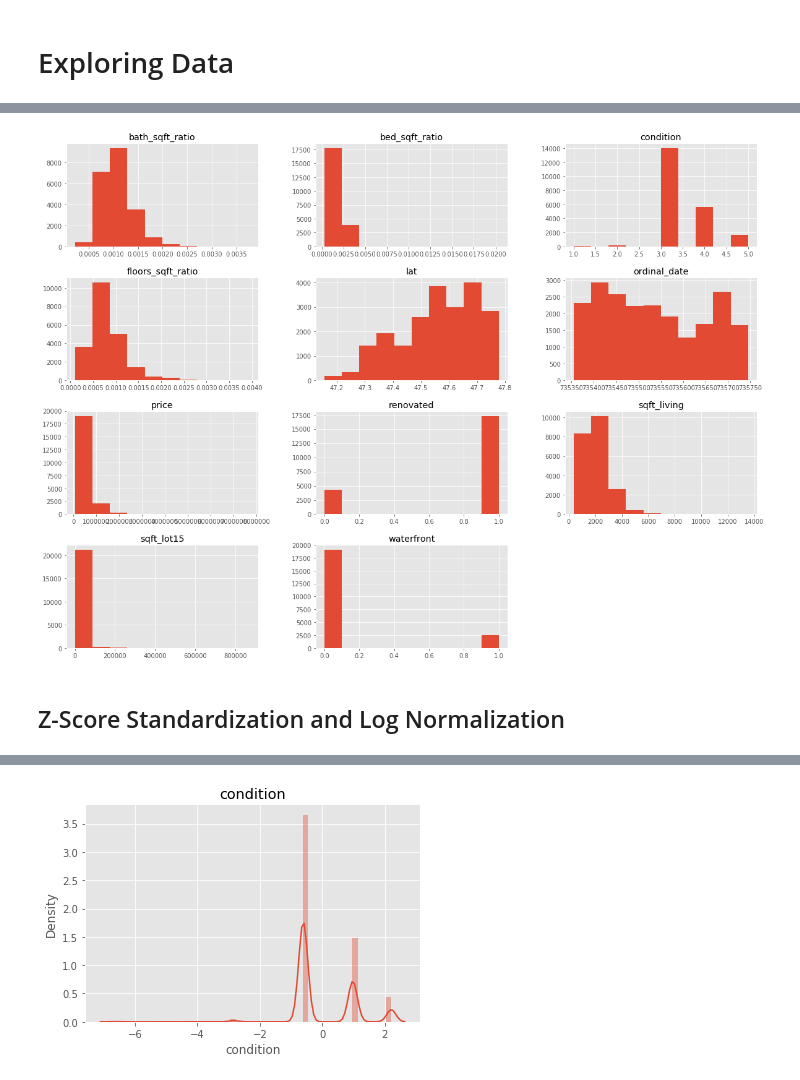
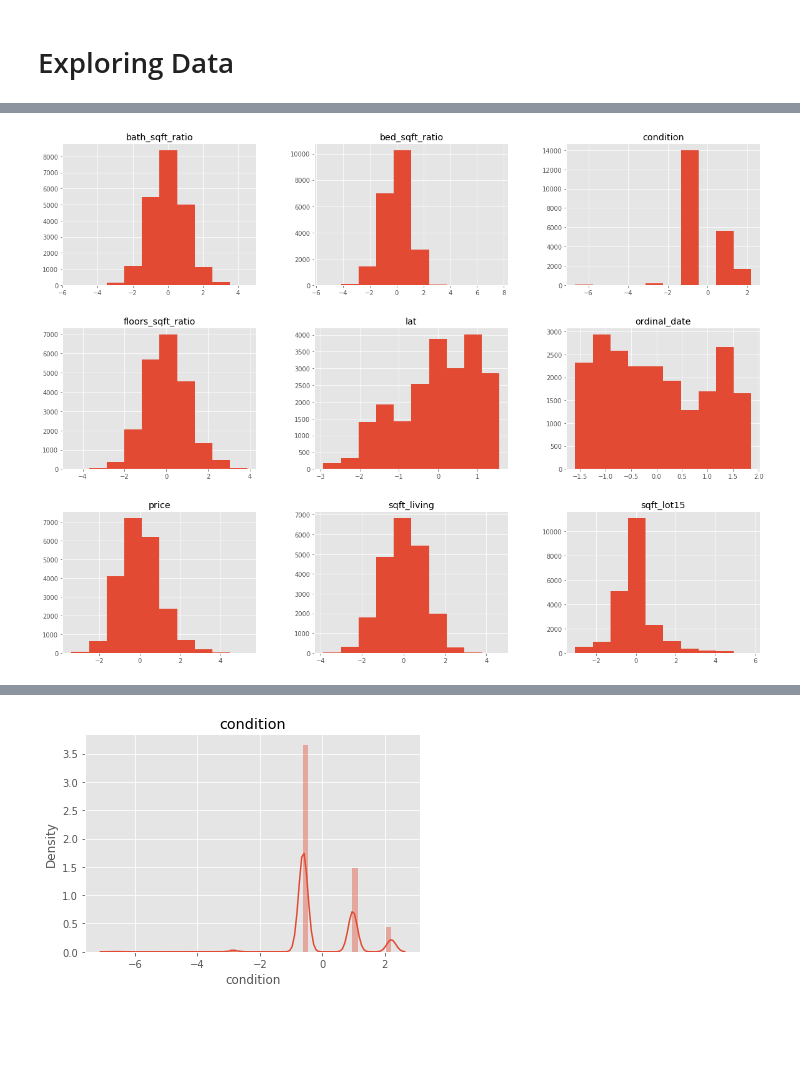
Before and after one commit to learn-co-students/dsc-1-final-project-online-ds-sp-000, a Jupyter notebook: student.ipynb, the cells around one changed output, grey strips where cells are left out. Saved outputs shown, nothing was run; the diff lists cells and outputs as text; code cells hidden in the pictures; blank space fills up the shorter version.

```diff
--- a/student.ipynb
+++ b/student.ipynb
@@ -131,0 +162,3 @@ Items with null values are `waterfront`, `view`, and `yr_renovated`.
+# %%
+housing_data['delta_living'] = housing_data['sqft_living'] - housing_data['sqft_living15']
+housing_data['delta_living'].describe()
@@ -132,16 +179,9 @@ Items with null values are `waterfront`, `view`, and `yr_renovated`.
 # %%
-# Convert waterfront column to bool. All null values will automatically be assigned false.
-housing_data['waterfront'] = housing_data['waterfront'].astype('bool')
-
-# Drop null values from view column
-housing_data = housing_data[pd.notnull(housing_data['view'])]
-
-# Determine if home renovated, create renovated column, drop yr_renovated
-delta_lot = housing_data['sqft_lot'] - housing_data['sqft_lot15']
-renovated_conditions = (delta_lot != 0)|(housing_data['yr_renovated'] > 0)
+housing_data['delta_lot'] = housing_data['sqft_lot'] - housing_data['sqft_lot15']
+renovated_conditions = (housing_data['delta_lot'] != 0) | (housing_data['delta_living'] > 0) | (housing_data['yr_renovated'] > 0)
 
 housing_data['renovated'] = np.where(renovated_conditions, True, False)
-housing_data.drop(columns=['yr_renovated'], inplace=True)
+housing_data.drop(columns=['yr_renovated', 'delta_lot', 'delta_living'], inplace=True)
 housing_data.info()
 # %% [output]
 <class 'pandas.core.frame.DataFrame'>
@@ -366,7 +409,7 @@ housing_data['bed_sqft_ratio'] = housing_data['bedrooms'] / housing_data['sqft_l
 housing_data['bath_sqft_ratio'] = housing_data['bathrooms'] / housing_data['sqft_living']
 housing_data['floors_sqft_ratio'] = housing_data['floors'] / housing_data['sqft_living']
 # %%
-to_drop = ['bathrooms', 'sqft_above', 'sqft_basement', 'sqft_living15', 'bedrooms', 'floors', 'sqft_lot', 'yr_built', 'long', 'grade', 'view']
+to_drop = ['bedrooms', 'bathrooms', 'sqft_above', 'sqft_basement', 'sqft_living15', 'floors', 'sqft_lot', 'yr_built', 'long', 'grade', 'view']
 coll_check(housing_data.drop(columns=to_drop))
 # %% [output]
 [figure]
@@ -404,7 +478,5 @@ housing_data_cleaned.head()
 # %%
-housing_data_cleaned.iloc[:, 0:11].hist(figsize = (20, 15))
-plt.savefig('hist_orig_housing_data.png', dpi=100)
+housing_data_cleaned.loc[:, numerical_columns].hist(figsize = (20, 15))
+plt.savefig('hist_lognorm_housing_data.png', dpi=100)
 # %% [output]
-[figure, old version]
+[figure, new version]
-# %% [markdown]
-## Z-Score Standardization and Log Normalization
```
Also changed, not shown: parts of 60 cells of this notebook, 5 other files.
